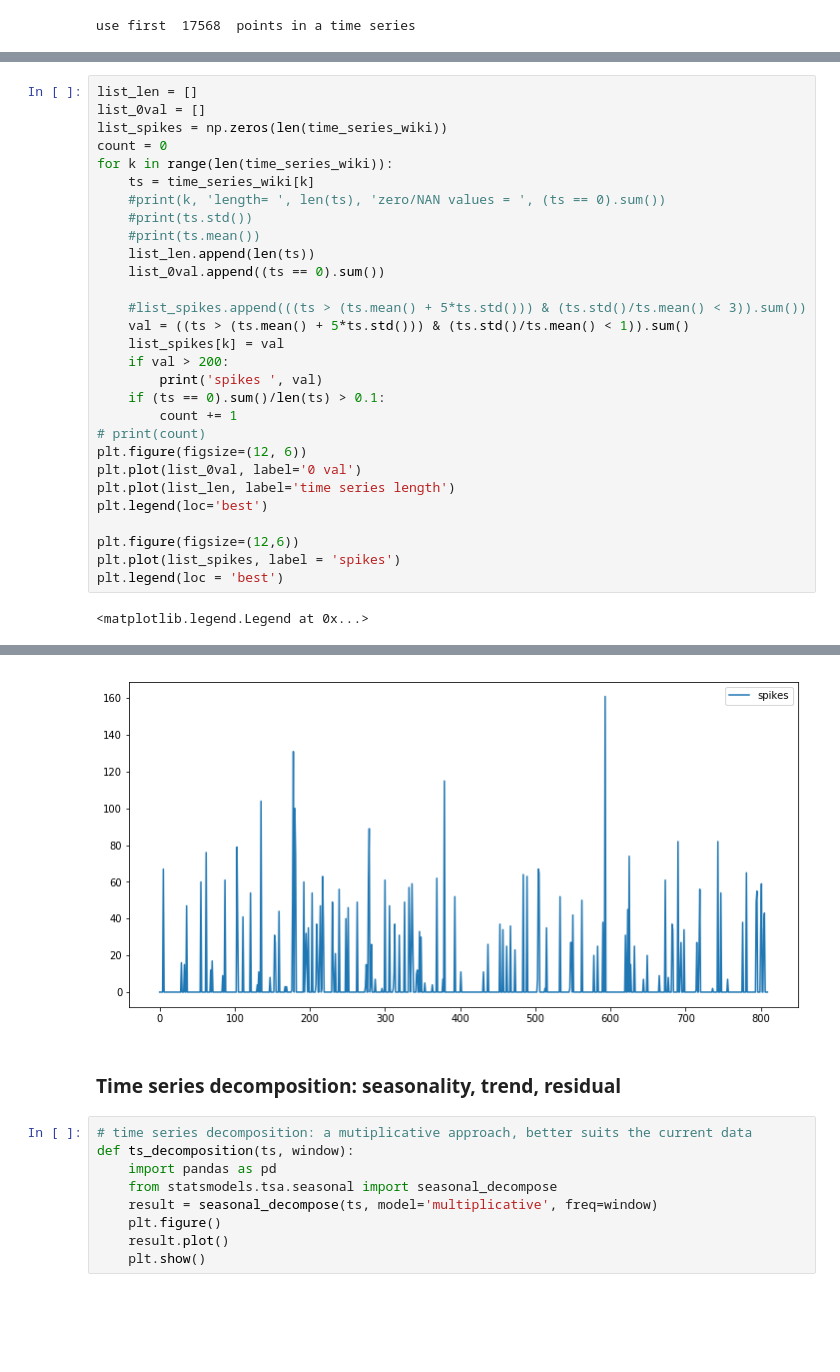
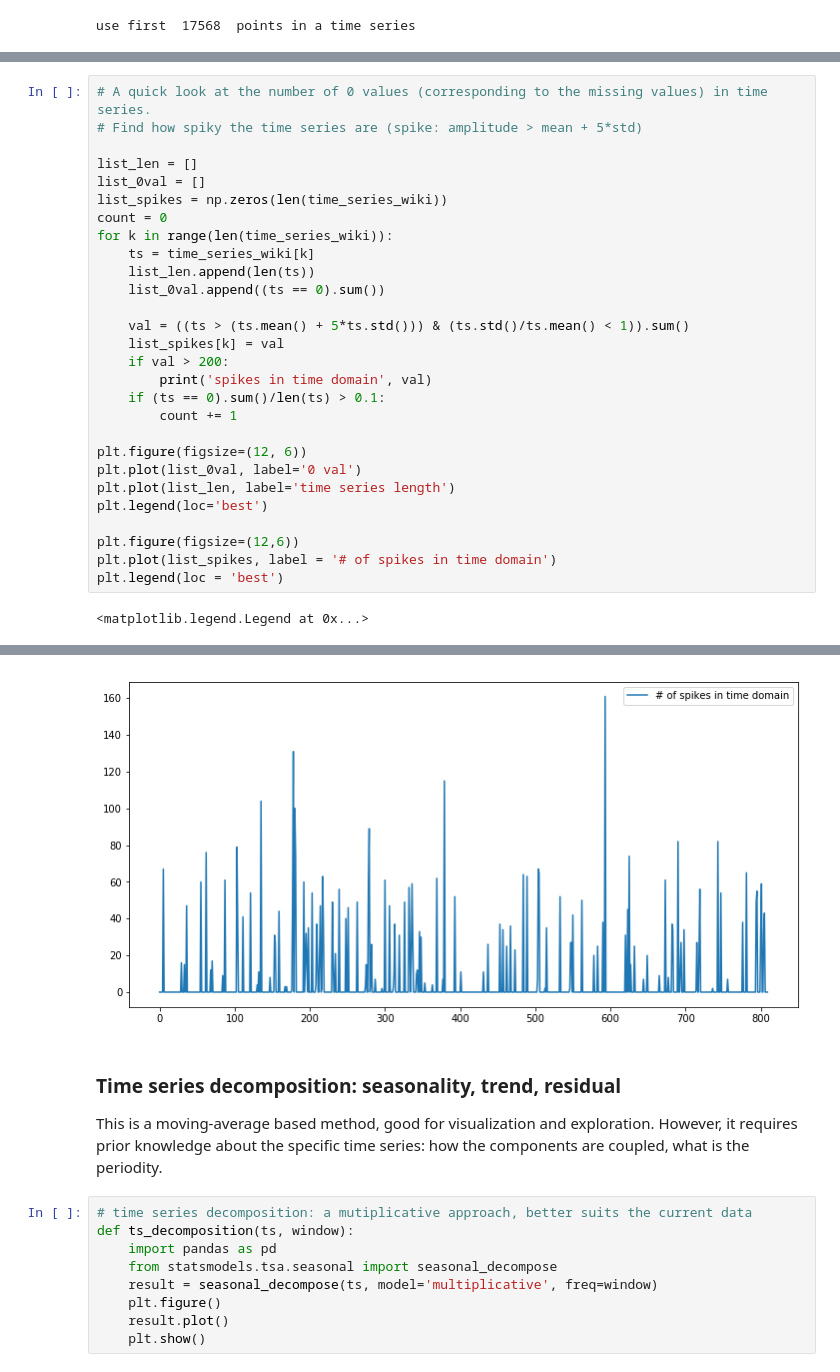
Before and after one commit to amigniox/robust_forecasting, a Jupyter notebook: notebooks/04-wiki-data-stats.ipynb, the cells around one changed output, grey strips where cells are left out. Cells and saved outputs as stored; diff of their text form; blank space fills up the shorter version.

```diff
--- a/notebooks/04-wiki-data-stats.ipynb
+++ b/notebooks/04-wiki-data-stats.ipynb
@@ -72,39 +72,40 @@ for k in np.random.randint(low=0, high=len(time_series_wiki)-1, size=20): # np.r
 ... (28 outputs left out)
 # %%
+# A quick look at the number of 0 values (corresponding to the missing values) in time series.
+# Find how spiky the time series are (spike: amplitude > mean + 5*std)
+
 list_len = []
 list_0val = []
 list_spikes = np.zeros(len(time_series_wiki))
 count = 0
 for k in range(len(time_series_wiki)):
     ts = time_series_wiki[k]
-    #print(k, 'length= ', len(ts), 'zero/NAN values = ', (ts == 0).sum())
-    #print(ts.std())
-    #print(ts.mean())
     list_len.append(len(ts))
     list_0val.append((ts == 0).sum())
 
-    #list_spikes.append(((ts > (ts.mean() + 5*ts.std())) & (ts.std()/ts.mean() < 3)).sum())
     val = ((ts > (ts.mean() + 5*ts.std())) & (ts.std()/ts.mean() < 1)).sum()
     list_spikes[k] = val
     if val > 200:
-        print('spikes ', val)
+        print('spikes in time domain', val)
     if (ts == 0).sum()/len(ts) > 0.1:
         count += 1
-# print(count)
+
 plt.figure(figsize=(12, 6))
 plt.plot(list_0val, label='0 val')
 plt.plot(list_len, label='time series length')
 plt.legend(loc='best')
 
 plt.figure(figsize=(12,6))
-plt.plot(list_spikes, label = 'spikes')
+plt.plot(list_spikes, label = '# of spikes in time domain')
 plt.legend(loc = 'best')
 # %% [output]
 <matplotlib.legend.Legend at 0x...>
 [figure]
-[figure, old version]
+[figure, new version]
-# %% [markdown]
-### Time series decomposition: seasonality, trend, residual
+# %% [markdown]
+### Time series decomposition: seasonality, trend, residual
+
+This is a moving-average based method, good for visualization and exploration. However, it requires prior knowledge about the specific time series: how the components are coupled, what is the periodity.
 # %%
 # time series decomposition: a mutiplicative approach, better suits the current data
 def ts_decomposition(ts, window):
```
Also changed, not shown: parts of 7 cells of this notebook, 11 other files.
